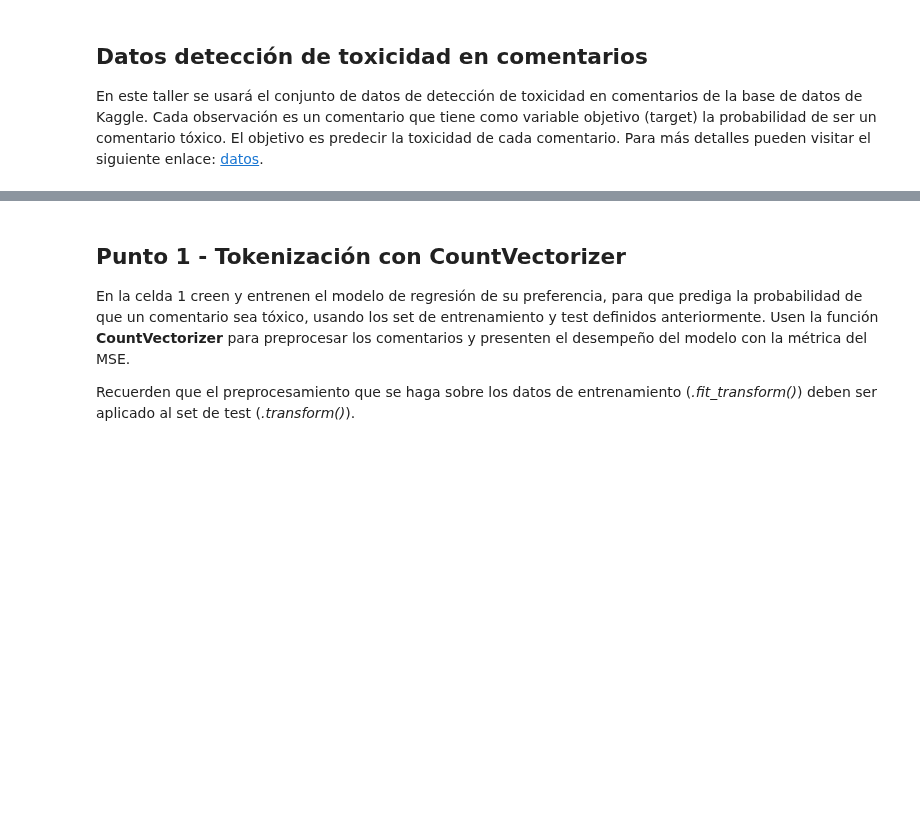
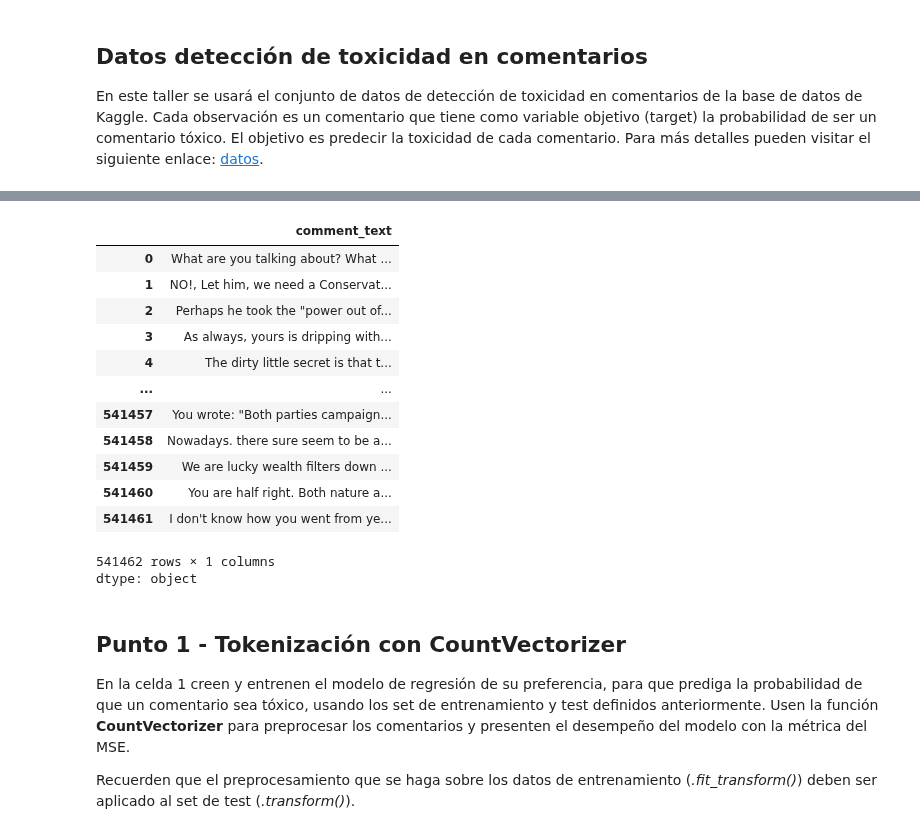
Before and after one commit to catalina-lara/ML-NLP, a Jupyter notebook: Semana 4/S4TC1_Tokenizacion.ipynb, the cells around one changed output, grey strips where cells are left out. Cells and saved outputs as stored; diff of their text form; code cells hidden in the pictures; blank space fills up the shorter version.

```diff
--- a/Semana 4/S4TC1_Tokenizacion.ipynb
+++ b/Semana 4/S4TC1_Tokenizacion.ipynb
@@ -44,6 +70,23 @@ X = df.comment_text
 # %%
 # Separación de datos en set de entrenamiento y test
 X_train, X_test, y_train, y_test = train_test_split(X, y, test_size=0.33, random_state=42)
+# %%
+X
+# %% [output]
+|  | comment_text |
+| 0 | What are you talking about? What ... |
+| 1 | NO!, Let him, we need a Conservat... |
+| 2 | Perhaps he took the "power out of... |
+| 3 | As always, yours is dripping with... |
+| 4 | The dirty little secret is that t... |
+| ... | ... |
+| 541457 | You wrote: "Both parties campaign... |
+| 541458 | Nowadays. there sure seem to be a... |
+| 541459 | We are lucky wealth filters down ... |
+| 541460 | You are half right. Both nature a... |
+| 541461 | I don't know how you went from ye... |
+541462 rows × 1 columns
+dtype: object
 # %% [markdown]
 ## Punto 1 - Tokenización con CountVectorizer
 
```
Also changed, not shown: parts of 17 cells of this notebook.
